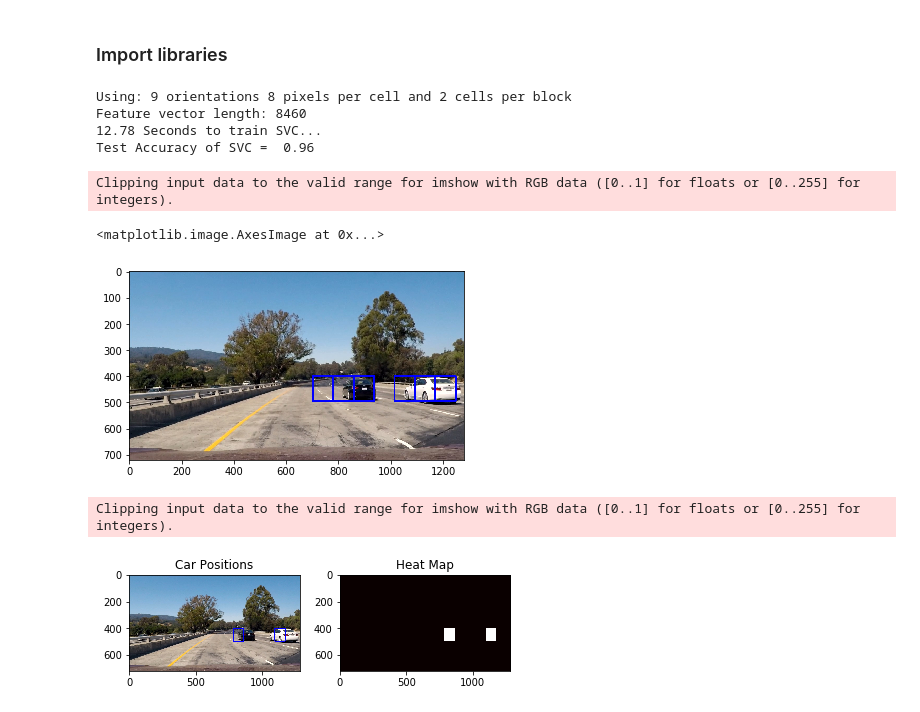
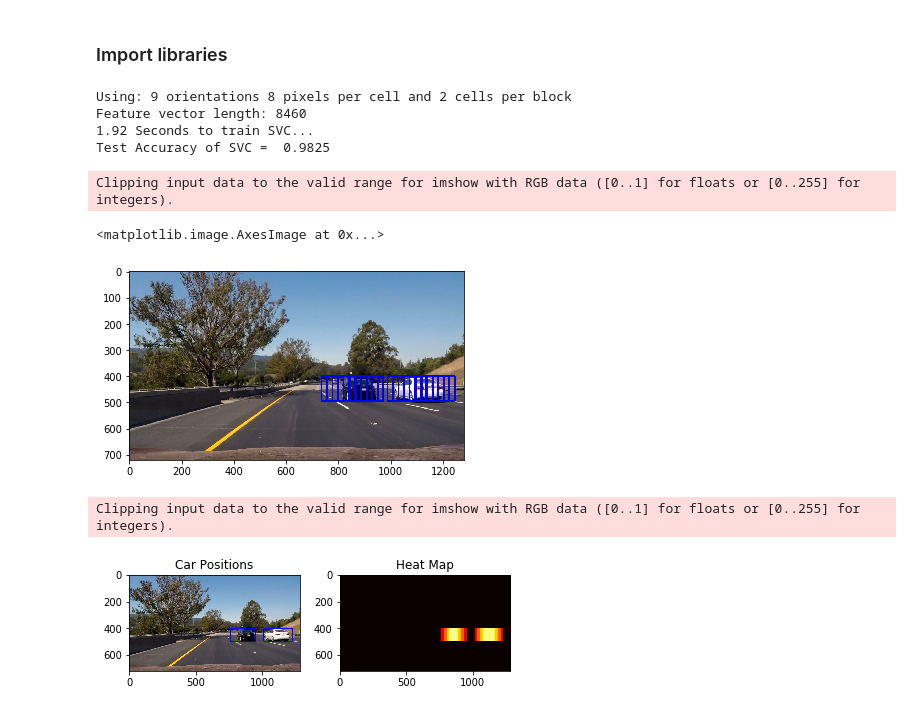
Before and after one commit to WenHsu1203/Vehicle-Detection, a Jupyter notebook: Vehicle Detection and Tracking.ipynb, the cells around one changed output. Drawn from its saved outputs; the diff is of its cells as text; code cells hidden in the pictures.

```diff
--- a/Vehicle Detection and Tracking.ipynb
+++ b/Vehicle Detection and Tracking.ipynb
@@ -24,7 +25,7 @@ sample_size = 2000
 cars = cars[0:sample_size]
 notcars = notcars[0:sample_size]
 
-color_space = 'HLS' # Can be RGB, HSV, LUV, HLS, YUV, YCrCb
+color_space = 'YCrCb' # Can be RGB, HSV, LUV, HLS, YUV, YCrCb
 orient = 9  # HOG orientations
 pix_per_cell = 8 # HOG pixels per cell
 cell_per_block = 2 # HOG cells per block
@@ -82,34 +83,38 @@ t=time.time()
 # %% [output]
 Using: 9 orientations 8 pixels per cell and 2 cells per block
 Feature vector length: 8460
-12.78 Seconds to train SVC...
-Test Accuracy of SVC =  0.96
+1.92 Seconds to train SVC...
+Test Accuracy of SVC =  0.9825
 # %%
-image = mpimg.imread('test_images/test1.jpg')
+image = mpimg.imread('test_images/test6.jpg')
 image = image.astype(np.float32)/255
 draw_image = np.copy(image)
 
 windows = slide_window(image, x_start_stop=[None, None], y_start_stop=[400, 500],
-                    xy_window=(156, 96), xy_overlap=(0.5, 0.5))
+                    xy_window=(110, 96), xy_overlap=(0.8, 0.8))
 windows.extend(slide_window(image, x_start_stop=[None, None], y_start_stop=[500, 600],
-                    xy_window=(196, 128), xy_overlap=(0.5, 0.5)))
-windows.extend(slide_window(image, x_start_stop=[None, None], y_start_stop=[600, 700],
-                    xy_window=(256, 144), xy_overlap=(0.5, 0.5)))
+                    xy_window=(128, 108), xy_overlap=(0.8, 0.8)))
+windows.extend(slide_window(image, x_start_stop=[None, None], y_start_stop=[600, 650],
+                    xy_window=(136, 116), xy_overlap=(0.8, 0.8)))
+windows.extend(slide_window(image, x_start_stop=[None, None], y_start_stop=[650, 700],
+                    xy_window=(144, 124), xy_overlap=(0.8, 0.8)))
+windows.extend(slide_window(image, x_start_stop=[None, None], y_start_stop=[700, None],
+                    xy_window=(160, 140), xy_overlap=(0.8, 0.8)))
 
 hot_windows = search_windows(image, windows, svc, X_scaler, color_space=color_space,
                         spatial_size=spatial_size, hist_bins=hist_bins,
                         orient=orient, pix_per_cell=pix_per_cell,
                         cell_per_block=cell_per_block,
                         hog_channel=hog_channel, spatial_feat=spatial_feat,
                         hist_feat=hist_feat, hog_feat=hog_feat)
 
 window_img = draw_boxes(draw_image, hot_windows, color=(0, 0, 255), thick=6)
 
 plt.imshow(window_img)
 # %% [output]
 Clipping input data to the valid range for imshow with RGB data ([0..1] for floats or [0..255] for integers).
 <matplotlib.image.AxesImage at 0x...>
-[figure, old version]
+[figure, new version]
 # %%
 heat = np.zeros_like(image[:,:,0]).astype(np.float)
 
@@ -118,10 +123,8 @@ heat = add_heat(heat,hot_windows)
 
 # Apply threshold to help remove false positives
 heat = apply_threshold(heat,1)
-
 # Visualize the heatmap when displaying
 heatmap = np.clip(heat, 0, 255)
-
 # Find final boxes from heatmap using label function
 labels = label(heatmap)
 draw_img = draw_labeled_bboxes(np.copy(image), labels)
@@ -136,7 +139,7 @@ plt.title('Heat Map')
 fig.tight_layout()
 # %% [output]
 Clipping input data to the valid range for imshow with RGB data ([0..1] for floats or [0..255] for integers).
-[figure, old version]
+[figure, new version]
 # %%
 def process_image(image):
     image = image.astype(np.float32)/255
```
Also changed, not shown: parts of 3 cells of this notebook, 2 other files.
